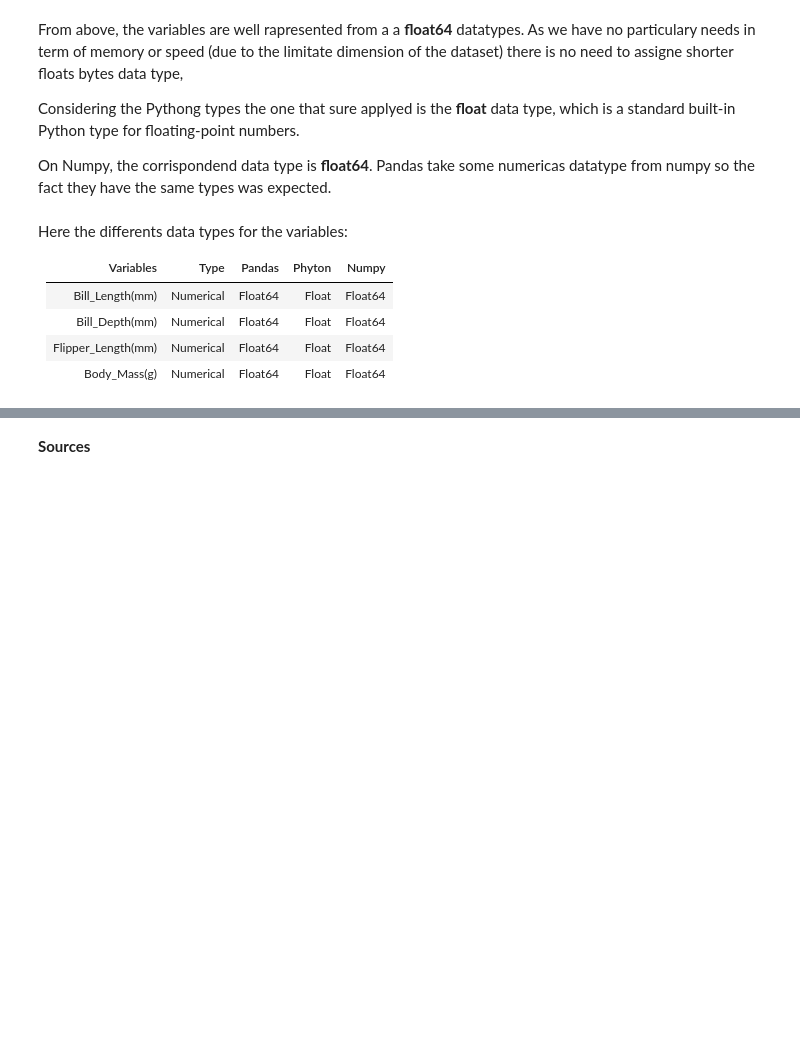
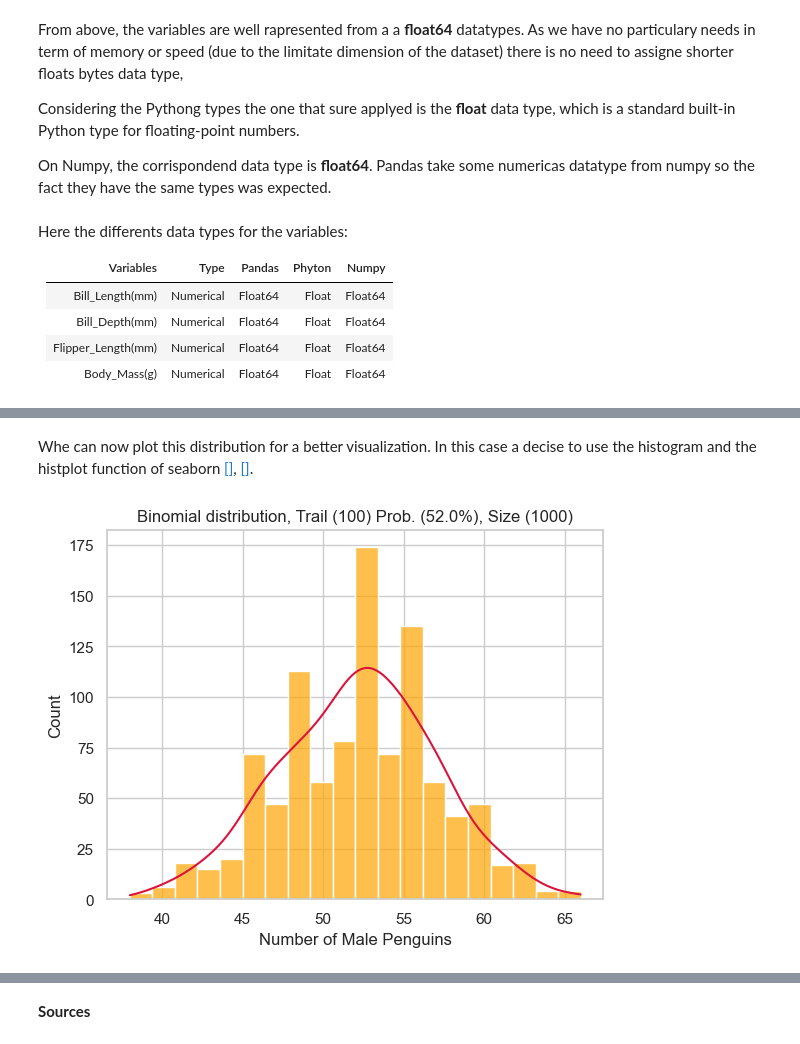
Before and after one commit to Cecilia8989/fund_data_analysis, a Jupyter notebook: task.ipynb, the cells around one changed output, grey strips where cells are left out. Drawn from its saved outputs; the diff is of its cells as text; code cells hidden in the pictures; blank space fills up the shorter version.

Commit message:
categories probability

```diff
--- a/task.ipynb
+++ b/task.ipynb
@@ -726,0 +792,23 @@ Categories (3, object): ['Adelie', 'Chinstrap', 'Gentoo']
+# %%
+# Set the parameters for the binomial distribution with trieal 10 to have a better rappresentatation of the random distribution
+n = 100 # Number of trials
+p = prob_male # Probability of success
+size = 1000
+
+# Generate a random binomial distribution with the specified parameters
+male_distribution = np.random.binomial(n=n, p=prob_male, size=size)
+# %% [markdown]
+Whe can now plot this distribution for a better visualization. In this case a decise to use the histogram and the histplot function of seaborn [[]](https://seaborn.pydata.org/generated/seaborn.histplot.html), [[]](https://stackoverflow.com/questions/69524514/how-to-modify-the-kernel-density-estimate-line-in-a-sns-histplot).
+# %%
+# Create a histogram plot with transparency (alpha), a kernel density estimate (kde), and specified bin count
+ax = sns.histplot(male_distribution, color='Orange', kde=True, bins=20, alpha=0.7, stat="count")
+ax.lines[0].set_color('crimson')
+# Customize the plot by setting the title and labels
+#https://stackoverflow.com/questions/69524514/how-to-modify-the-kernel-density-estimate-line-in-a-sns-histplot
+ax.set_title(f'Binomial distribution, Trail ({n}) Prob. ({p*100}%), Size ({size})')
+ax.set_xlabel("Number of Male Penguins")
+ax.set_ylabel("Count")
+
+plt.show()
+# %% [output]
+[figure, added]
```
Also changed, not shown: parts of 33 cells of this notebook, 1 other file.
